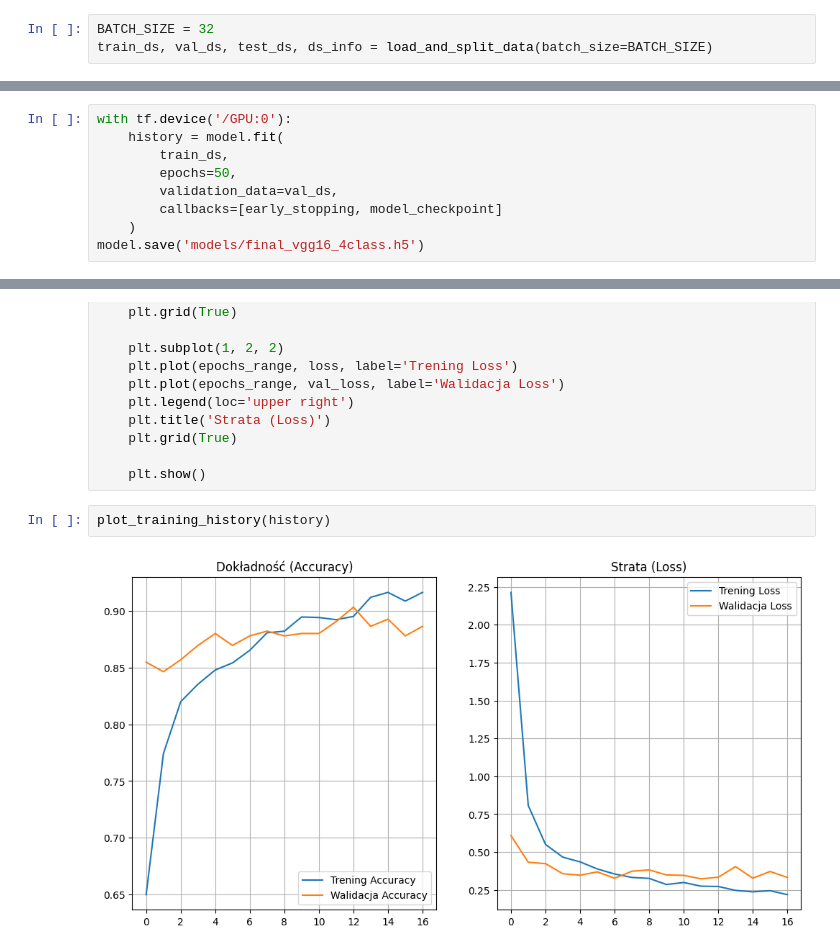
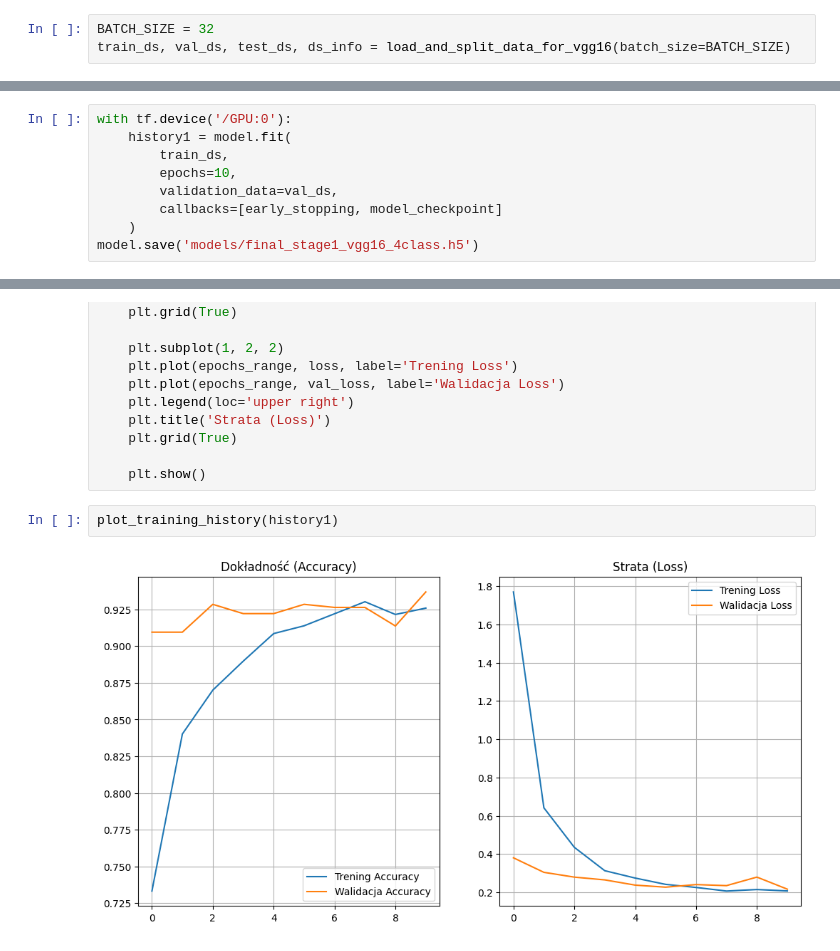
Before and after one commit to lsocpb/food-recognition, a Jupyter notebook: notebooks/Training_VGG16.ipynb, the cells around one changed output, grey strips where cells are left out. Cells and saved outputs as stored; diff of their text form.

```diff
--- a/notebooks/Training_VGG16.ipynb
+++ b/notebooks/Training_VGG16.ipynb
@@ -11,6 +11,6 @@ from src.models.model_definition import create_vgg16_transfer_model
 # %%
 BATCH_SIZE = 32
-train_ds, val_ds, test_ds, ds_info = load_and_split_data(batch_size=BATCH_SIZE)
+train_ds, val_ds, test_ds, ds_info = load_and_split_data_for_vgg16(batch_size=BATCH_SIZE)
 # %%
 model = create_vgg16_transfer_model(input_shape=(224, 224, 3))
 model.summary()
@@ -50,11 +50,11 @@ model_checkpoint = ModelCheckpoint(
 )
 # %%
 with tf.device('/GPU:0'):
-    history = model.fit(
+    history1 = model.fit(
         train_ds,
-        epochs=50,
+        epochs=10,
         validation_data=val_ds,
         callbacks=[early_stopping, model_checkpoint]
     )
-model.save('models/final_vgg16_4class.h5')
+model.save('models/final_stage1_vgg16_4class.h5')
 # %% [output]
@@ -103,6 +161,6 @@ def plot_training_history(history):
 
     plt.show()
 # %%
-plot_training_history(history)
+plot_training_history(history1)
 # %% [output]
-[figure, old version]
+[figure, new version]
```
Also changed, not shown: parts of 7 cells of this notebook, 4 other files.
